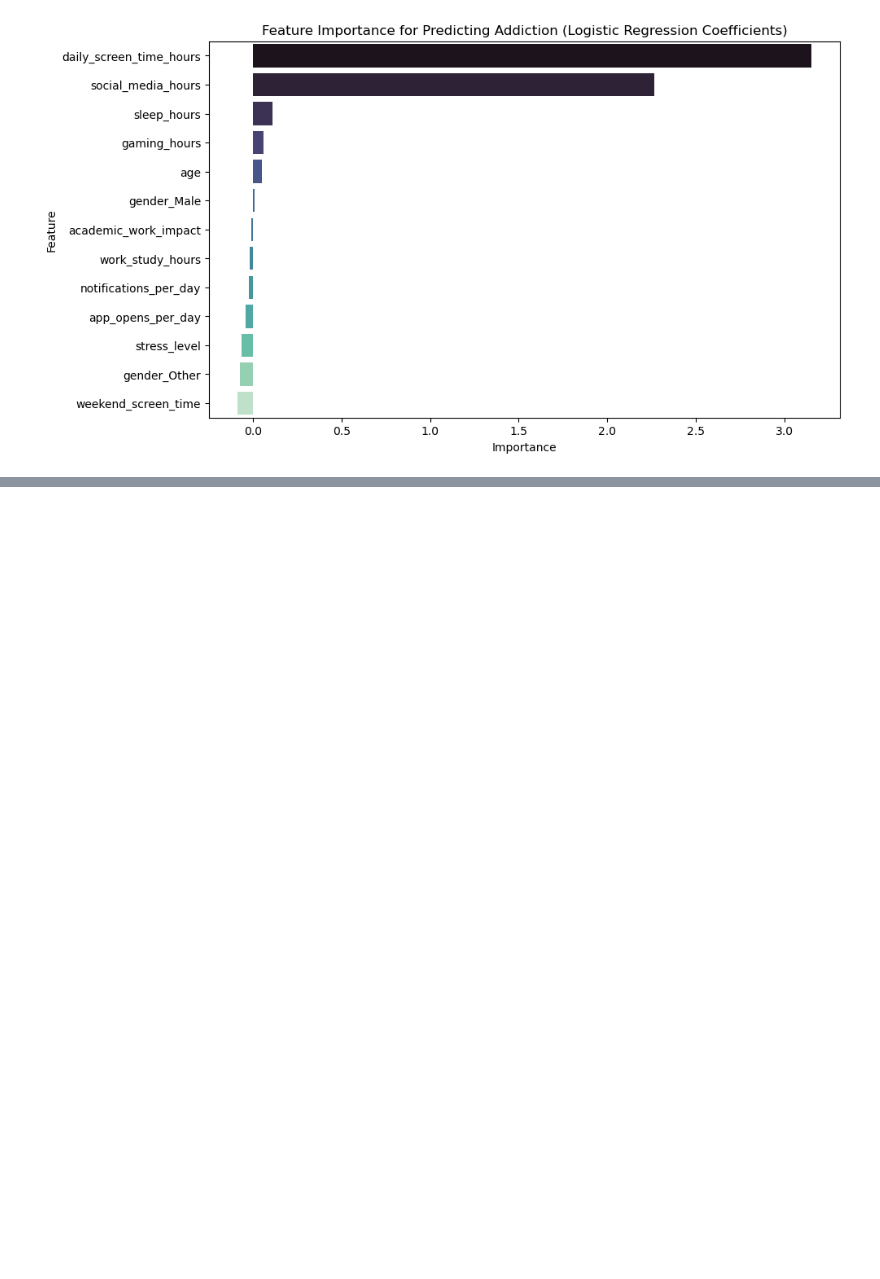
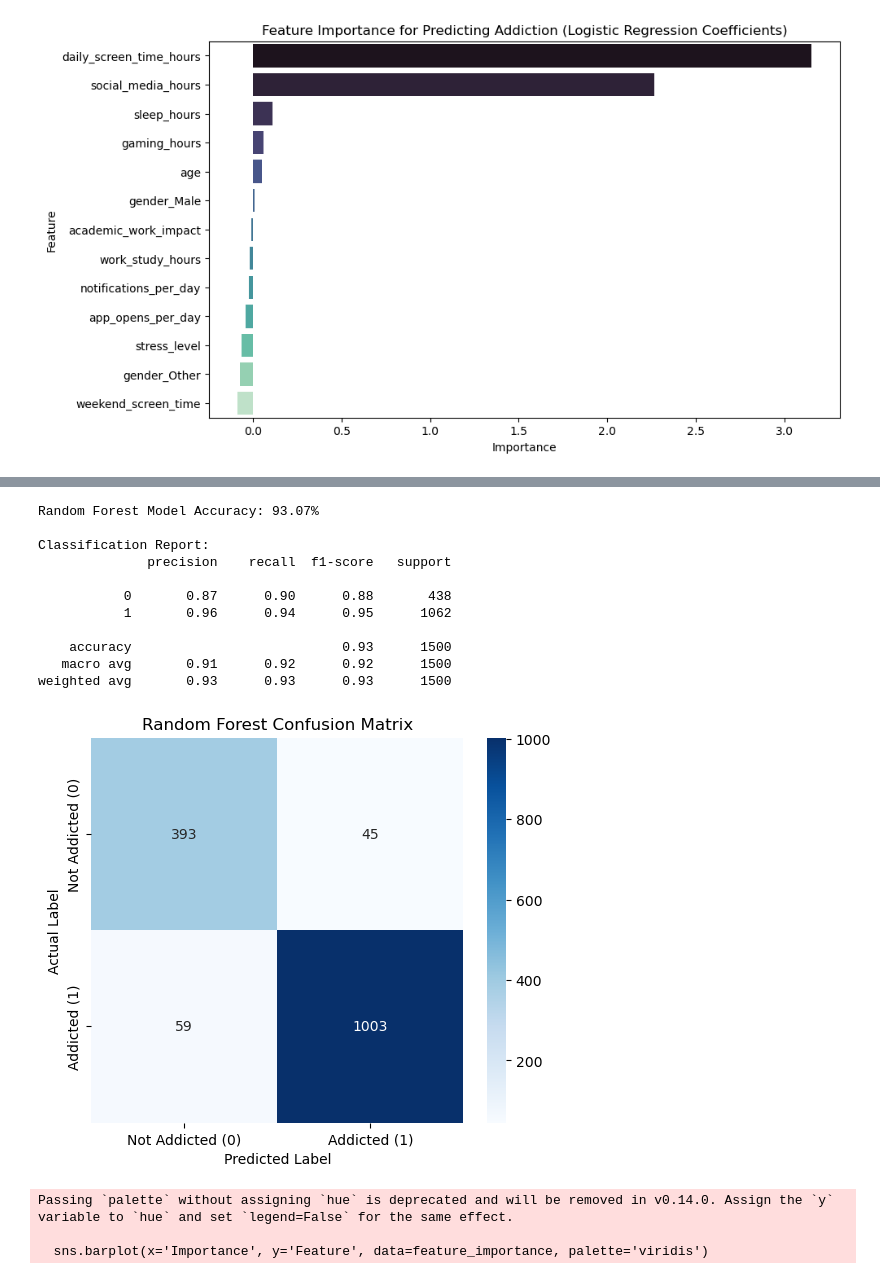
Before and after one commit to waelbakir/phone-addiction-prediction, a Jupyter notebook: notebooks/addiction_analysis.ipynb, the cells around one changed output, grey strips where cells are left out. Cells and saved outputs as stored; diff of their text form; code cells hidden in the pictures; blank space fills up the shorter version.

```diff
--- a/notebooks/addiction_analysis.ipynb
+++ b/notebooks/addiction_analysis.ipynb
@@ -11,7 +11,7 @@ from sklearn.preprocessing import StandardScaler, LabelEncoder
 from sklearn.linear_model import LogisticRegression
 from sklearn.metrics import classification_report, confusion_matrix, accuracy_score
 # %%
-df = pd.read_csv('../data/Smartphone_Usage_And_Addiction.csv')
+df = pd.read_csv(r"C:\Users\waelw\Downloads\data_mining\Smartphone_Usage_And_Addiction_Analysis_7500_Rows (1).csv")
 # %%
 display(df.head())
 # %% [output]
@@ -222,0 +273,57 @@ Passing `palette` without assigning `hue` is deprecated and will be removed in v
+# %%
+# --- Model Evaluation for Random Forest ---
+from sklearn.metrics import classification_report, confusion_matrix, accuracy_score
+import matplotlib.pyplot as plt
+import seaborn as sns
+
+# 1. Make predictions on the testing data
+y_pred = rf_model.predict(X_test)
+
+# 2. Calculate and Print Accuracy
+accuracy = accuracy_score(y_test, y_pred)
+print(f"Random Forest Model Accuracy: {accuracy * 100:.2f}%\n")
+
+# 3. Print the Classification Report (Precision, Recall, F1-Score)
+print("Classification Report:")
+print(classification_report(y_test, y_pred))
+
+# 4. Plot the Confusion Matrix
+cm = confusion_matrix(y_test, y_pred)
+plt.figure(figsize=(6, 5))
+sns.heatmap(cm, annot=True, fmt='d', cmap='Blues',
+            xticklabels=['Not Addicted (0)', 'Addicted (1)'],
+            yticklabels=['Not Addicted (0)', 'Addicted (1)'])
+plt.ylabel('Actual Label')
+plt.xlabel('Predicted Label')
+plt.title('Random Forest Confusion Matrix')
+plt.show()
+
+# 5. Plot Feature Importance (What features does the Random Forest care about most?)
+feature_importance = pd.DataFrame({
+    'Feature': X.columns,
+    'Importance': rf_model.feature_importances_
+})
+feature_importance = feature_importance.sort_values(by='Importance', ascending=False)
+
+plt.figure(figsize=(10, 6))
+sns.barplot(x='Importance', y='Feature', data=feature_importance, palette='viridis')
+plt.title('Random Forest - Feature Importance')
+plt.xlabel('Importance Score')
+plt.ylabel('Features')
+plt.show()
+# %% [output]
+Random Forest Model Accuracy: 93.07%
+
+Classification Report:
+              precision    recall  f1-score   support
+
+           0       0.87      0.90      0.88       438
+           1       0.96      0.94      0.95      1062
+
+    accuracy                           0.93      1500
+   macro avg       0.91      0.92      0.92      1500
+weighted avg       0.93      0.93      0.93      1500
+[figure, added]
+Passing `palette` without assigning `hue` is deprecated and will be removed in v0.14.0. Assign the `y` variable to `hue` and set `legend=False` for the same effect.
+
+  sns.barplot(x='Importance', y='Feature', data=feature_importance, palette='viridis')
```
Also changed, not shown: parts of 3 cells of this notebook.
